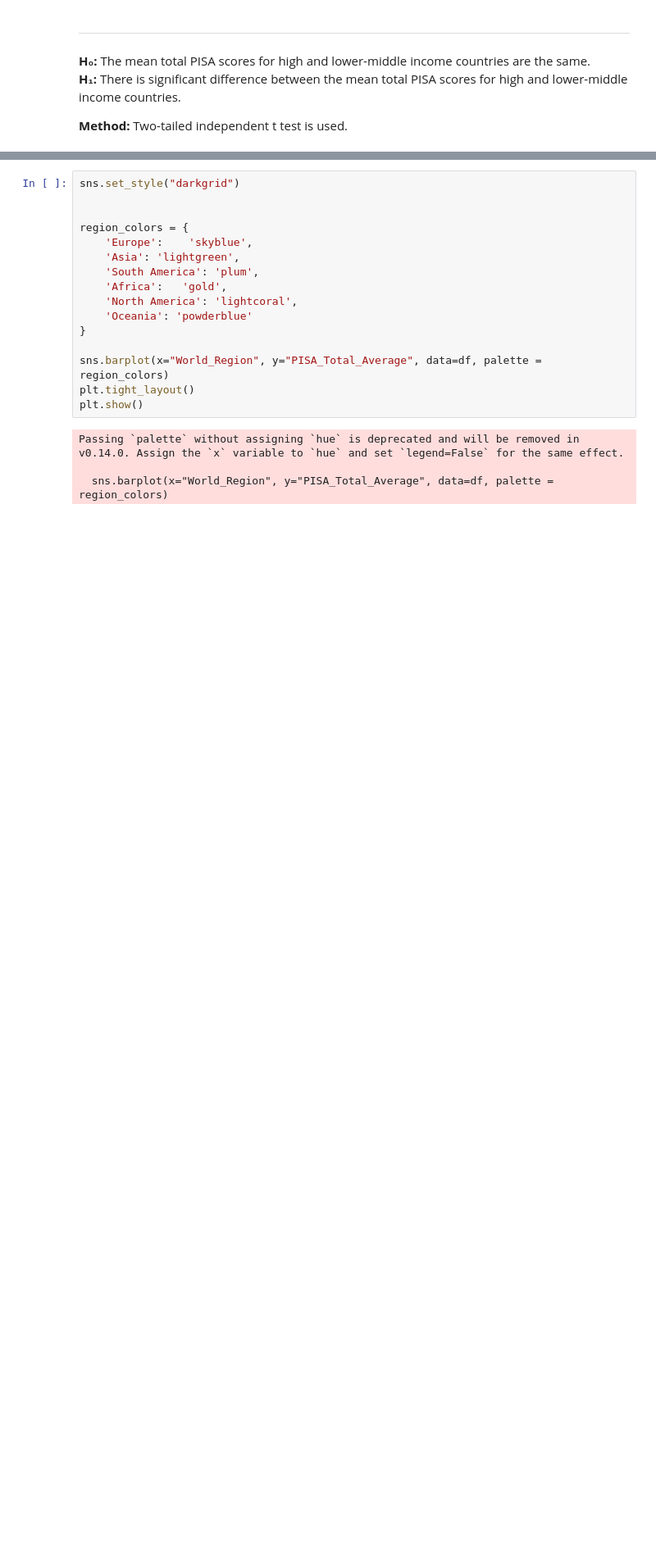
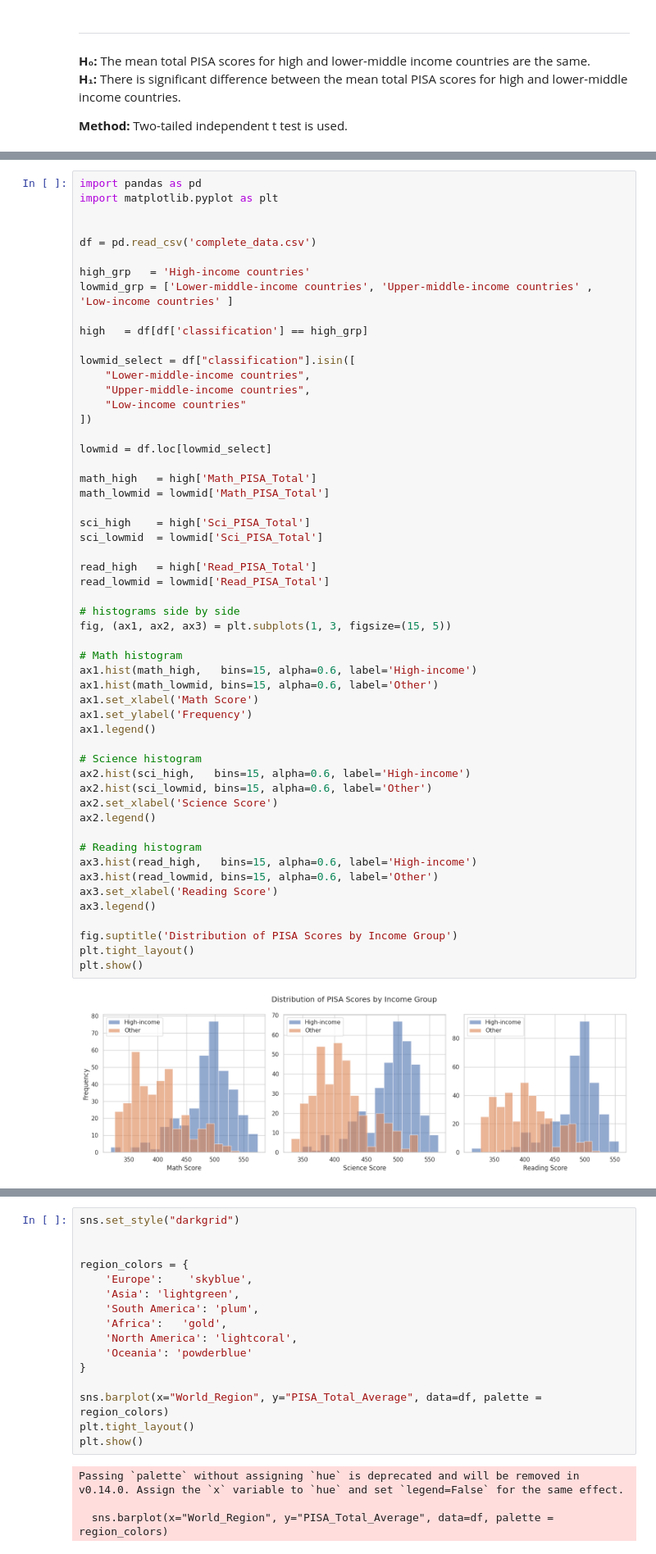
Before and after one commit to Zeynep243/DSA-210-Project, a Jupyter notebook: EDA_and_Hypothesis_Testing.ipynb, the cells around one changed output, grey strips where cells are left out. Shown at 82% size. Saved outputs shown, nothing was run; the diff lists cells and outputs as text; blank space fills up the shorter version.

```diff
--- a/EDA_and_Hypothesis_Testing.ipynb
+++ b/EDA_and_Hypothesis_Testing.ipynb
@@ -344 +357,57 @@ There is significant difference between mean total PISA scores of high and lower
+# %%
+import pandas as pd
+import matplotlib.pyplot as plt
+
+
+df = pd.read_csv('complete_data.csv')
+
+high_grp   = 'High-income countries'
+lowmid_grp = ['Lower-middle-income countries', 'Upper-middle-income countries' , 'Low-income countries' ]
+
+high   = df[df['classification'] == high_grp]
+
+lowmid_select = df["classification"].isin([
+    "Lower-middle-income countries",
+    "Upper-middle-income countries",
+    "Low-income countries"
+])
+
+lowmid = df.loc[lowmid_select]
+
+math_high   = high['Math_PISA_Total']
+math_lowmid = lowmid['Math_PISA_Total']
+
+sci_high    = high['Sci_PISA_Total']
+sci_lowmid  = lowmid['Sci_PISA_Total']
+
+read_high   = high['Read_PISA_Total']
+read_lowmid = lowmid['Read_PISA_Total']
+
+# histograms side by side
+fig, (ax1, ax2, ax3) = plt.subplots(1, 3, figsize=(15, 5))
+
+# Math histogram
+ax1.hist(math_high,   bins=15, alpha=0.6, label='High-income')
+ax1.hist(math_lowmid, bins=15, alpha=0.6, label='Other')
+ax1.set_xlabel('Math Score')
+ax1.set_ylabel('Frequency')
+ax1.legend()
+
+# Science histogram
+ax2.hist(sci_high,   bins=15, alpha=0.6, label='High-income')
+ax2.hist(sci_lowmid, bins=15, alpha=0.6, label='Other')
+ax2.set_xlabel('Science Score')
+ax2.legend()
+
+# Reading histogram
+ax3.hist(read_high,   bins=15, alpha=0.6, label='High-income')
+ax3.hist(read_lowmid, bins=15, alpha=0.6, label='Other')
+ax3.set_xlabel('Reading Score')
+ax3.legend()
+
+fig.suptitle('Distribution of PISA Scores by Income Group')
+plt.tight_layout()
+plt.show()
+# %% [output]
+[figure, added]
 # %% [markdown]
```
Also changed, not shown: parts of 33 cells of this notebook.
